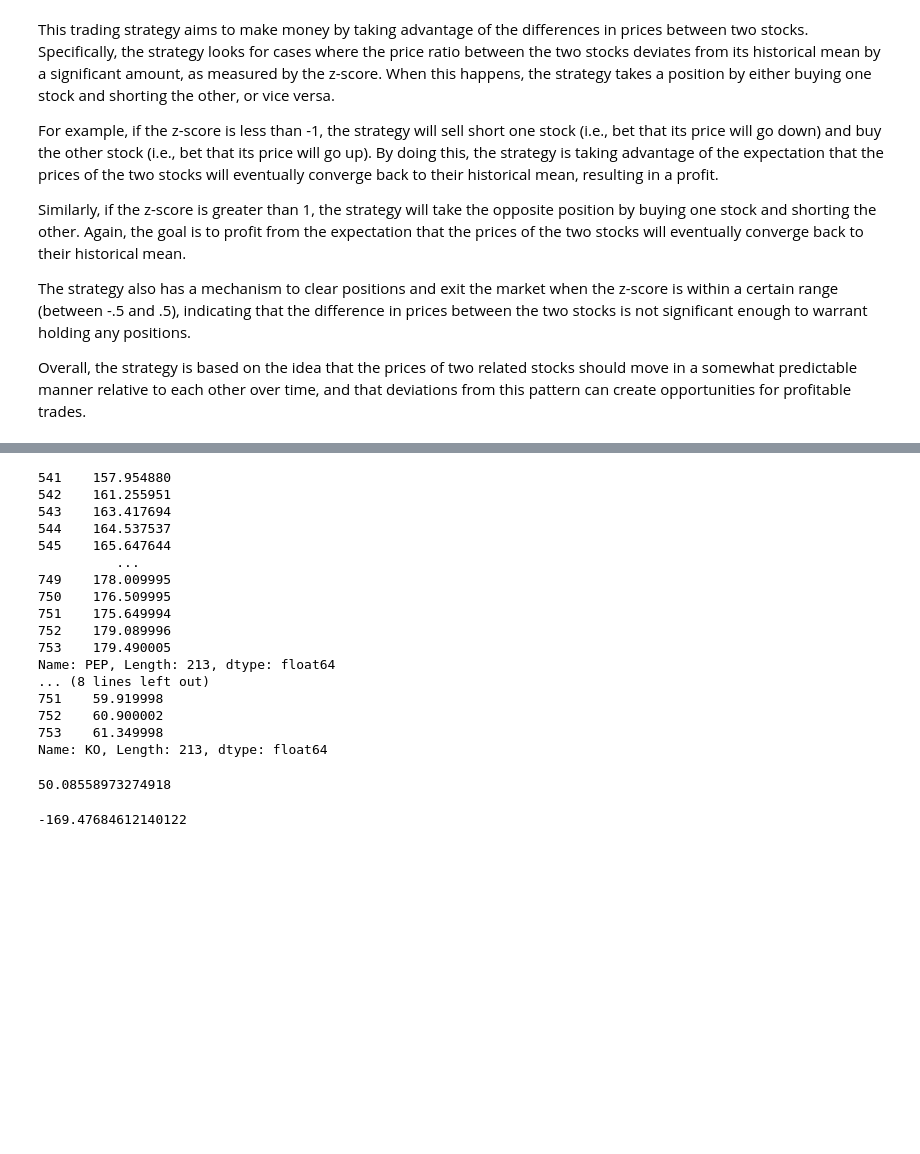
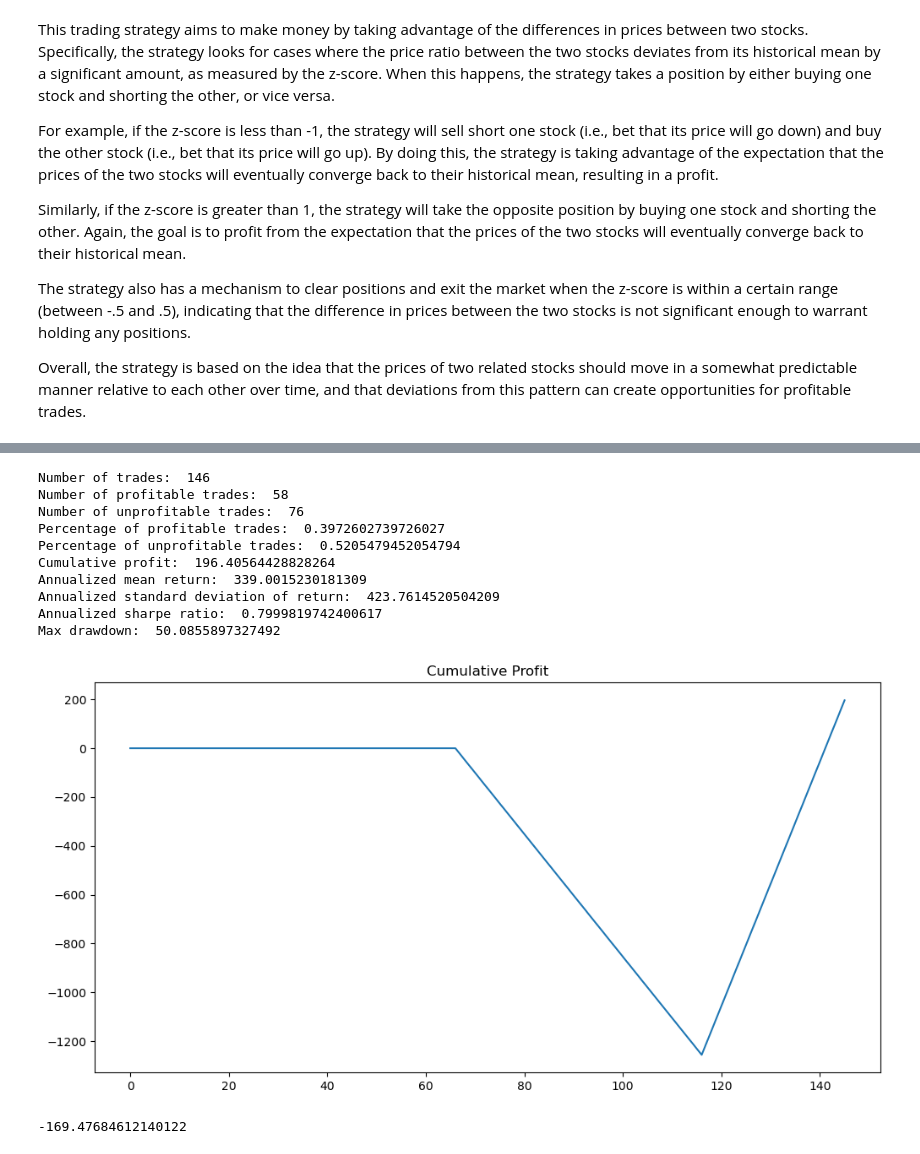
Before and after one commit to yuxiny1/Pairs_trading_Linear_regression, a Jupyter notebook: Pairs_Trading_Linear_regression.ipynb, the cells around one changed output, grey strips where cells are left out. Saved outputs shown, nothing was run; the diff lists cells and outputs as text; code cells hidden in the pictures; blank space fills up the shorter version.

```diff
--- a/Pairs_Trading_Linear_regression.ipynb
+++ b/Pairs_Trading_Linear_regression.ipynb
@@ -971,6 +971,7 @@ def trade(stock_prices1, stock_prices2, ma_window1, ma_window2):
     account_balance = 0
     position_stock1 = 0
     position_stock2 = 0
+    profits = []
 
     # Simulate trading
     for i in range(len(ratios)):
@@ -978,17 +979,20 @@ def trade(stock_prices1, stock_prices2, ma_window1, ma_window2):
         # Sell short if the z-score is less than -1
         if z_score[i] < -1:
             account_balance += stock_prices1[i] - stock_prices2[i] * ratios[i]  # update account balance
+            profits.append(account_balance)
             position_stock1 -= 1  # sell short stock 1
             position_stock2 += ratios[i]  # buy stock 2
         # Buy long if the z-score is greater than 1
         elif z_score[i] > 1:
             account_balance -= stock_prices1[i] - stock_prices2[i] * ratios[i]  # update account balance
+            profits.append(account_balance)
             position_stock1 += 1  # buy stock 1
             position_stock2 -= ratios[i]  # sell stock 2
         # Clear positions if the z-score is between -.75 and .75
         elif abs(z_score[i]) < 0.75:
             account_balance += stock_prices1[i] * position_stock1 + stock_prices2[i] * position_stock2  # update account balance
+            profits.append(account_balance)
             position_stock1 = 0  # clear positions in stock 1
             position_stock2 = 0  # clear positions in stock 2
 
-    return account_balance
+    return profits
@@ -1012,31 +1007,47 @@ print(stocks['KO'].iloc[541:].size)
 # %%
-test_PEP= stocks['PEP'].iloc[541:]
-
-test_KO= stocks['KO'].iloc[541:]
+# test_PEP= stocks['PEP'].iloc[541:]
+# test_KO= stocks['KO'].iloc[541:]
+# print(test_PEP)
+# print(test_KO)
-# %%
-print(test_PEP)
-print(test_KO)
-# %% [output]
-541    157.954880
-542    161.255951
-543    163.417694
-544    164.537537
-545    165.647644
-          ...
-749    178.009995
-750    176.509995
-751    175.649994
-752    179.089996
-753    179.490005
-Name: PEP, Length: 213, dtype: float64
-... (8 lines left out)
-751    59.919998
-752    60.900002
-753    61.349998
-Name: KO, Length: 213, dtype: float64
 # %%
 #trade(stocks['KO'].iloc[541:], stocks['PEP'].iloc[541:], 60, 5)
-trade(test_KO, test_PEP, 60, 20)
+profits= trade(test_KO, test_PEP, 60, 20)
-# %% [output]
-50.08558973274918
+# %%
+# number of trades
+print("Number of trades: ", len(profits))
+#profitable trades
+print("Number of profitable trades: ", len([p for p in profits if p > 0]))
+#unprofitable trades
+print("Number of unprofitable trades: ", len([p for p in profits if p < 0]))
+#profitable trades percentage
+print("Percentage of profitable trades: ", len([p for p in profits if p > 0]) / len(profits))
+#unprofitable trades percentage
+print("Percentage of unprofitable trades: ", len([p for p in profits if p < 0]) / len(profits))
+#cumulative profit[PnL]
+print("Cumulative profit: ", sum(profits))
+#annualized mean return
+print("Annualized mean return: ", np.mean(profits) * 252)
+#annualized standard deviation of return
+print("Annualized standard deviation of return: ", np.std(profits) * np.sqrt(252))
+#annualized sharpe ratio
+print("Annualized sharpe ratio: ", np.mean(profits) / np.std(profits) * np.sqrt(252))
+#max drawdown
+print("Max drawdown: ", max(profits))
+#Plot the cumulative profit
+plt.figure(figsize=(12,6))
+plt.plot(np.cumsum(profits))
+plt.title("Cumulative Profit")
+plt.show()
+# %% [output]
+Number of trades:  146
+Number of profitable trades:  58
+Number of unprofitable trades:  76
+Percentage of profitable trades:  0.3972602739726027
+Percentage of unprofitable trades:  0.5205479452054794
+Cumulative profit:  196.40564428828264
+Annualized mean return:  339.0015230181309
+Annualized standard deviation of return:  423.7614520504209
+Annualized sharpe ratio:  0.7999819742400617
+Max drawdown:  50.0855897327492
+[figure, added]
 # %%
```
Also changed, not shown: parts of 5 cells of this notebook.
